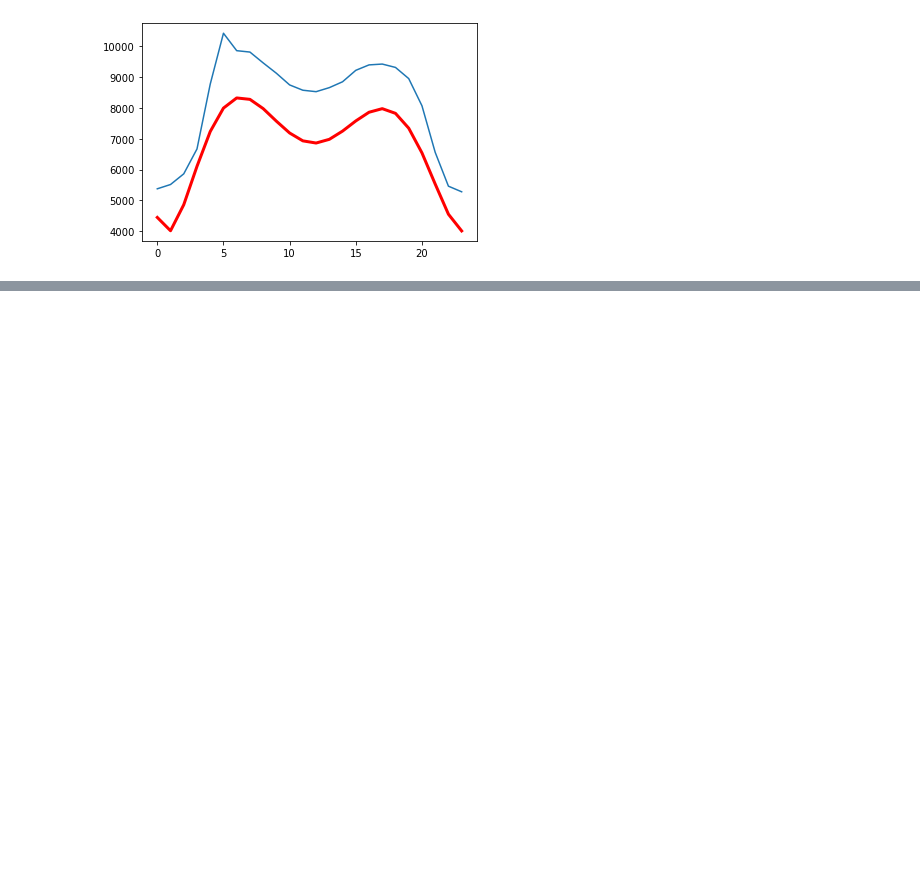
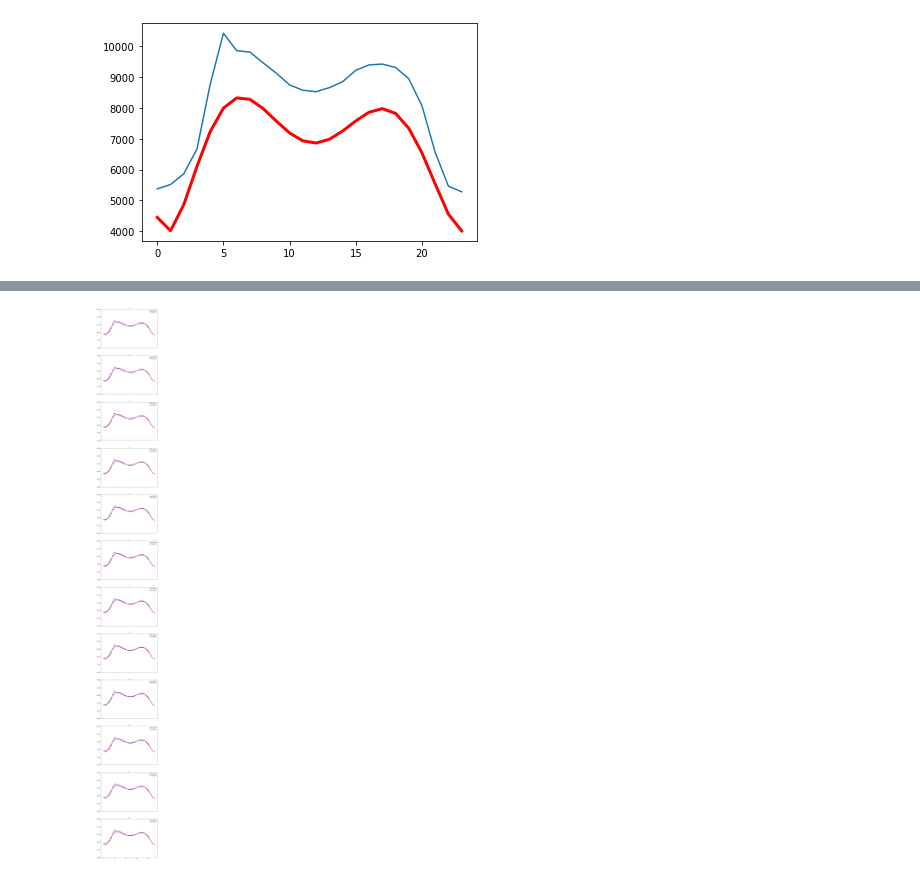
Before and after one commit to ehlimana/EMS, a Jupyter notebook: Untitled2.ipynb, the cells around one changed output, grey strips where cells are left out. Cells and saved outputs as stored; diff of their text form; code cells hidden in the pictures; blank space fills up the shorter version.

```diff
--- a/Untitled2.ipynb
+++ b/Untitled2.ipynb
@@ -258,0 +337,27 @@ plt.show()
+# %%
+
+fig, ax = plt.subplots( nrows=12, sharex=True, figsize=(10,100))
+coef=[None]*12
+y=[None]*12
+for month in np.arange(1,13):
+    values=[]
+    X=np.arange(0,24)
+    y[month-1]=bb.values[:24]
+    degree =6
+    coef[month-1] = polyfit(X, y[month-1], degree)
+    curve = []
+    for i in range(len(X)):
+        value = coef[month-1][-1]
+        for d in range(degree):
+            value+= X[i]**(degree-d) * coef[month-1][d]
+        curve.append(value)
+    #plt.plot(y[month-1],label="Original",color="blue",)
+    #plt.plot(curve[month-1],label="Original",color='red')
+    ax[month-1].plot(X,y[month-1], label="Original",color="blue", linewidth=3)
+    ax[month-1].plot(X,curve, color='red', linewidth=3,label="Approx")
+    ax[month-1].set_title(month)
+    ax[month-1].set_ylim(0,0.0005)
+    ax[month-1].legend()
+plt.show()
+# %% [output]
+[figure, added]
```
Also changed, not shown: parts of 15 cells of this notebook.
